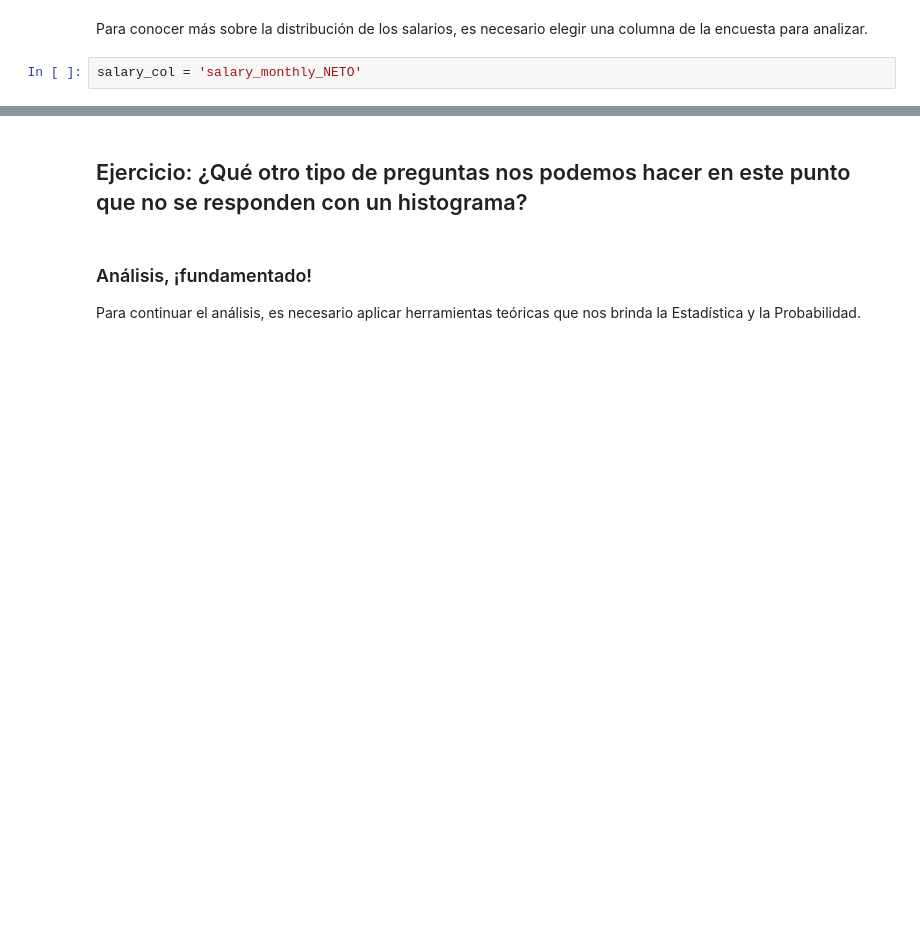
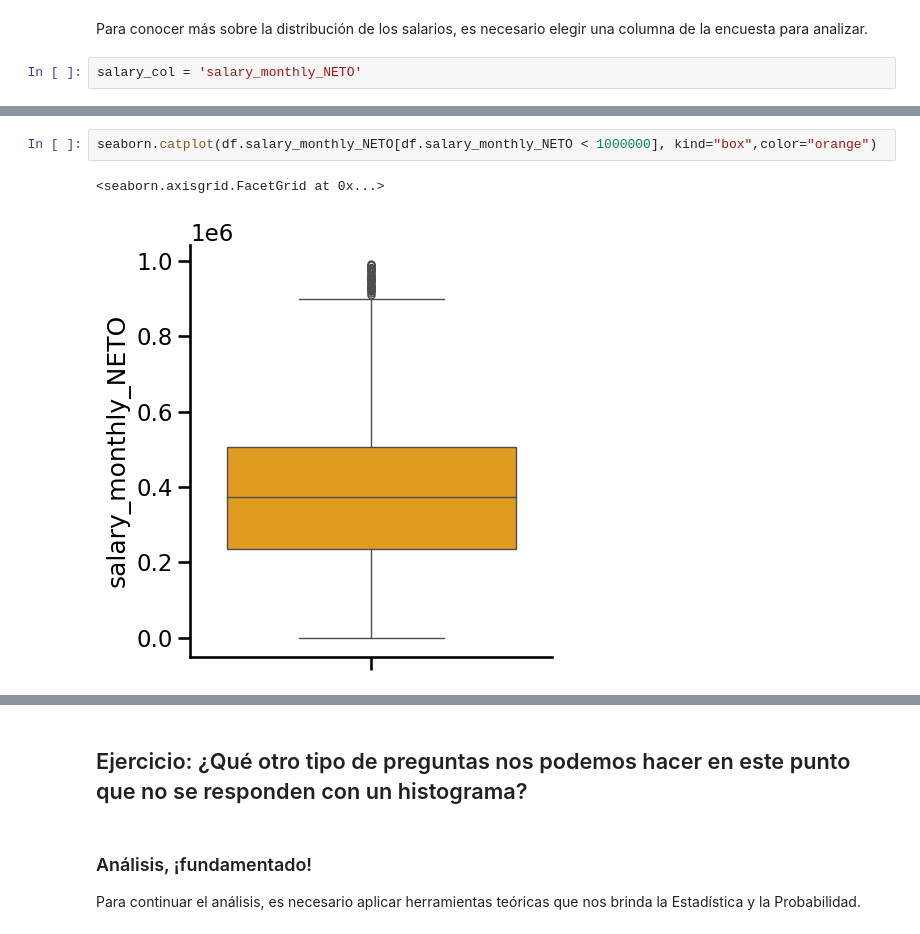
Before and after one commit to DiploDatos/AnalisisyVisualizacion, a Jupyter notebook: 01 Probabilidad.ipynb, the cells around one changed output, grey strips where cells are left out. Cells and saved outputs as stored; diff of their text form; blank space fills up the shorter version.

```diff
--- a/01 Probabilidad.ipynb
+++ b/01 Probabilidad.ipynb
@@ -71,3 +106,8 @@ Las visualizaciones simples son prácticas para conocer la forma de los datos r
+# %%
+seaborn.catplot(df.salary_monthly_NETO[df.salary_monthly_NETO < 1000000], kind="box",color="orange")
+# %% [output]
+<seaborn.axisgrid.FacetGrid at 0x...>
+[figure, added]
 # %%
 #Conteos de Datos que no son numéricos, datos categóricos. Pueden ser ordinales o no ordinales.
 fig = plt.figure(figsize=(10, 10))
```
Also changed, not shown: parts of 37 cells of this notebook, 1 other file.
